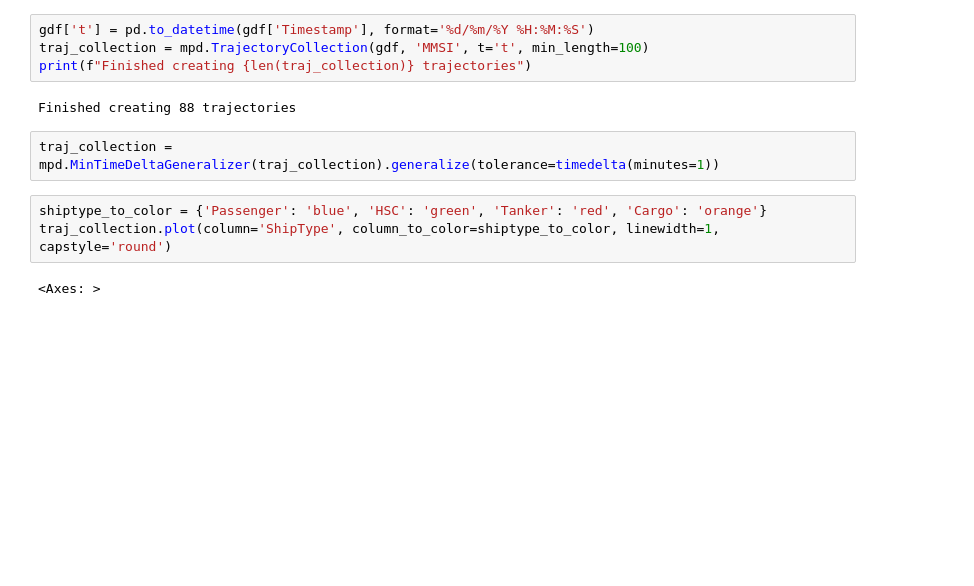
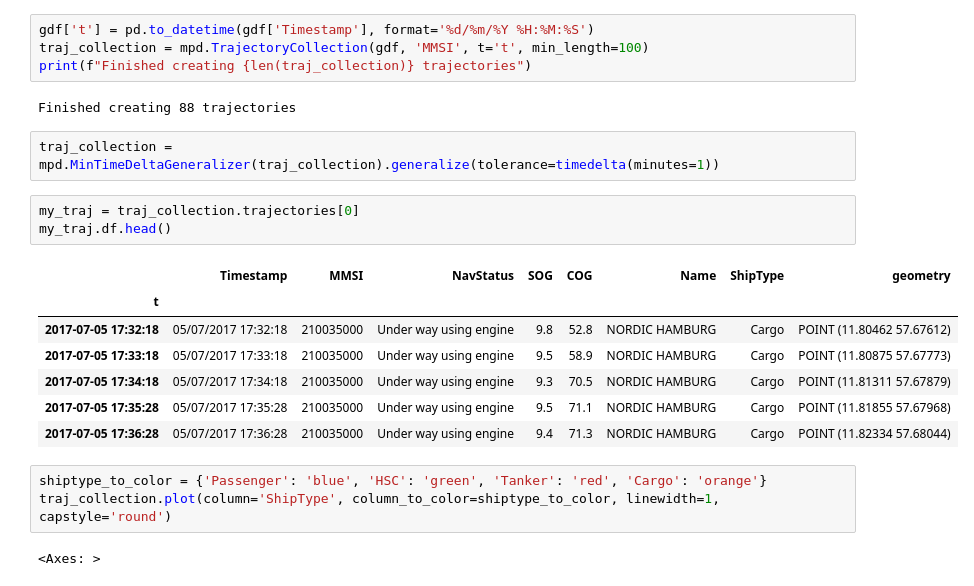
Before and after one commit to jc9677/duckdb, a Jupyter notebook: movingPandas.ipynb, the cells around one changed output. Saved outputs shown, nothing was run; the diff lists cells and outputs as text; blank space fills up the shorter version.

```diff
--- a/movingPandas.ipynb
+++ b/movingPandas.ipynb
@@ -17,6 +26,17 @@ print(f"Finished creating {len(traj_collection)} trajectories")
 Finished creating 88 trajectories
 # %%
 traj_collection = mpd.MinTimeDeltaGeneralizer(traj_collection).generalize(tolerance=timedelta(minutes=1))
+# %%
+my_traj = traj_collection.trajectories[0]
+my_traj.df.head()
+# %% [output]
+|  | Timestamp | MMSI | NavStatus | SOG | COG | Name | ShipType | geometry |
+| t |  |  |  |  |  |  |  |  |
+| 2017-07-05 17:32:18 | 05/07/2017 17:32:18 | 210035000 | Under way using engine | 9.8 | 52.8 | NORDIC HAMBURG | Cargo | POINT (11.80462 57.67612) |
+| 2017-07-05 17:33:18 | 05/07/2017 17:33:18 | 210035000 | Under way using engine | 9.5 | 58.9 | NORDIC HAMBURG | Cargo | POINT (11.80875 57.67773) |
+| 2017-07-05 17:34:18 | 05/07/2017 17:34:18 | 210035000 | Under way using engine | 9.3 | 70.5 | NORDIC HAMBURG | Cargo | POINT (11.81311 57.67879) |
+| 2017-07-05 17:35:28 | 05/07/2017 17:35:28 | 210035000 | Under way using engine | 9.5 | 71.1 | NORDIC HAMBURG | Cargo | POINT (11.81855 57.67968) |
+| 2017-07-05 17:36:28 | 05/07/2017 17:36:28 | 210035000 | Under way using engine | 9.4 | 71.3 | NORDIC HAMBURG | Cargo | POINT (11.82334 57.68044) |
 # %%
 shiptype_to_color = {'Passenger': 'blue', 'HSC': 'green', 'Tanker': 'red', 'Cargo': 'orange'}
 traj_collection.plot(column='ShipType', column_to_color=shiptype_to_color, linewidth=1, capstyle='round')
```
Also changed, not shown: parts of 9 cells of this notebook.
